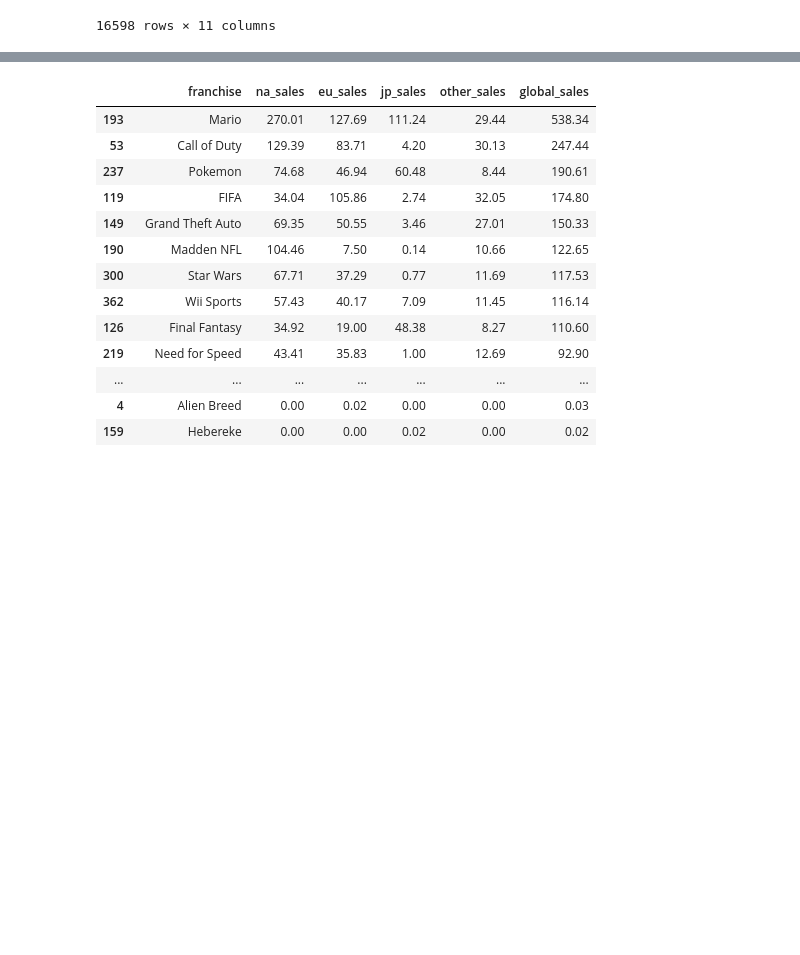
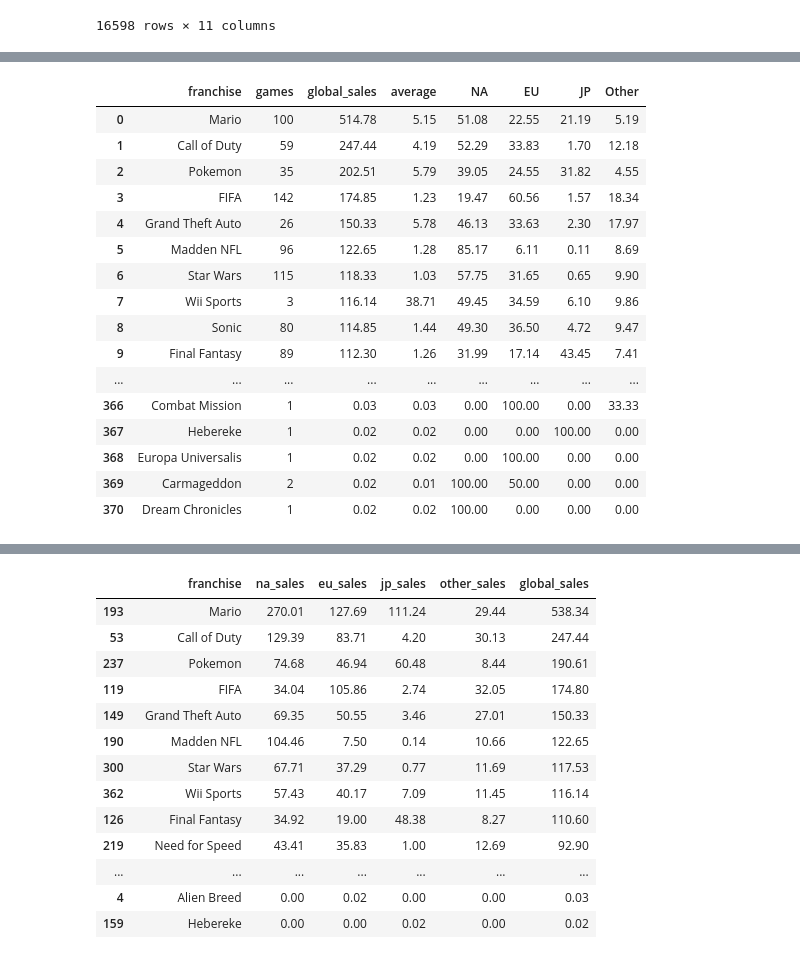
Before and after one commit to 3kleo/Video-Game-Sales-Analysis, a Jupyter notebook: notebook.ipynb, the cells around one changed output, grey strips where cells are left out. Cells and saved outputs as stored; diff of their text form; code cells hidden in the pictures; blank space fills up the shorter version.

```diff
--- a/notebook.ipynb
+++ b/notebook.ipynb
@@ -1491,0 +1062,25 @@ franchises
+# %%
+df_franchises['NA'] = round(df_franchises['na_sales'] / df_franchises['global_sales'], 4) * 100
+df_franchises['EU'] = round(df_franchises['eu_sales'] / df_franchises['global_sales'], 4) * 100
+df_franchises['JP'] = round(df_franchises['jp_sales'] / df_franchises['global_sales'], 4) * 100
+df_franchises['Other'] = round(df_franchises['other_sales'] / df_franchises['global_sales'], 4) * 100
+df_franchises.drop(['na_sales', 'eu_sales', 'jp_sales', 'other_sales'], axis=1, inplace=True)
+df_franchises
+# %% [output]
+|  | franchise | games | global_sales | average | NA | EU | JP | Other |
+| 0 | Mario | 100 | 514.78 | 5.15 | 51.08 | 22.55 | 21.19 | 5.19 |
+| 1 | Call of Duty | 59 | 247.44 | 4.19 | 52.29 | 33.83 | 1.70 | 12.18 |
+| 2 | Pokemon | 35 | 202.51 | 5.79 | 39.05 | 24.55 | 31.82 | 4.55 |
+| 3 | FIFA | 142 | 174.85 | 1.23 | 19.47 | 60.56 | 1.57 | 18.34 |
+| 4 | Grand Theft Auto | 26 | 150.33 | 5.78 | 46.13 | 33.63 | 2.30 | 17.97 |
+| 5 | Madden NFL | 96 | 122.65 | 1.28 | 85.17 | 6.11 | 0.11 | 8.69 |
+| 6 | Star Wars | 115 | 118.33 | 1.03 | 57.75 | 31.65 | 0.65 | 9.90 |
+| 7 | Wii Sports | 3 | 116.14 | 38.71 | 49.45 | 34.59 | 6.10 | 9.86 |
+| 8 | Sonic | 80 | 114.85 | 1.44 | 49.30 | 36.50 | 4.72 | 9.47 |
+| 9 | Final Fantasy | 89 | 112.30 | 1.26 | 31.99 | 17.14 | 43.45 | 7.41 |
+| ... | ... | ... | ... | ... | ... | ... | ... | ... |
+| 366 | Combat Mission | 1 | 0.03 | 0.03 | 0.00 | 100.00 | 0.00 | 33.33 |
+| 367 | Hebereke | 1 | 0.02 | 0.02 | 0.00 | 0.00 | 100.00 | 0.00 |
+| 368 | Europa Universalis | 1 | 0.02 | 0.02 | 0.00 | 100.00 | 0.00 | 0.00 |
+| 369 | Carmageddon | 2 | 0.02 | 0.01 | 100.00 | 50.00 | 0.00 | 0.00 |
+| 370 | Dream Chronicles | 1 | 0.02 | 0.02 | 100.00 | 0.00 | 0.00 | 0.00 |
```
Also changed, not shown: parts of 27 cells of this notebook.
